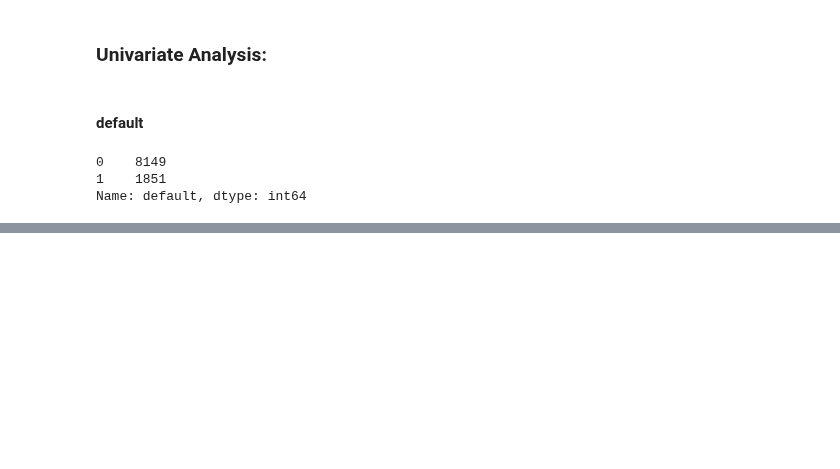
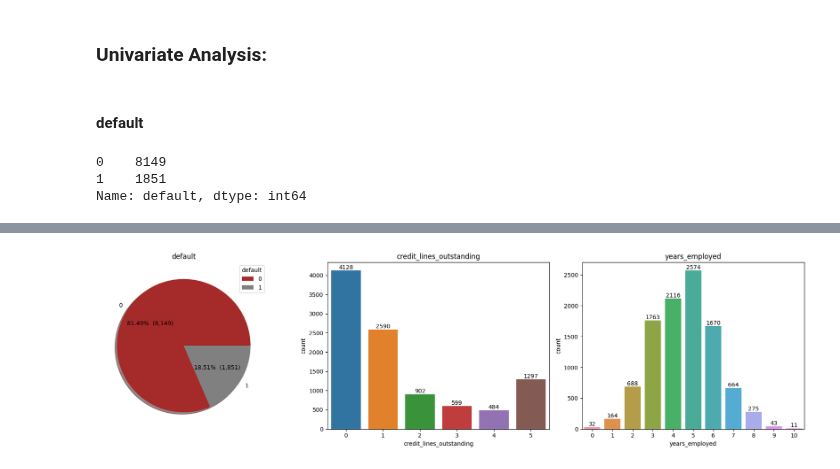
Before and after one commit to Akshay-Paunikar/Forage_Virtual_Internship_Program, a Jupyter notebook: JP Morgan Chase & Co/Quantitative Research/Task 3 - Credit risk analysis/Task_3_Credit_Risk_Analysis.ipynb, the cells around one changed output, grey strips where cells are left out. Cells and saved outputs as stored; diff of their text form; code cells hidden in the pictures; blank space fills up the shorter version.

```diff
--- a/JP Morgan Chase & Co/Quantitative Research/Task 3 - Credit risk analysis/Task_3_Credit_Risk_Analysis.ipynb
+++ b/JP Morgan Chase & Co/Quantitative Research/Task 3 - Credit risk analysis/Task_3_Credit_Risk_Analysis.ipynb
@@ -128,0 +160,38 @@ Name: default, dtype: int64
+# %%
+# Let's visualize above information
+plt.figure(figsize=(18,5))
+
+# default
+
+ax1 = plt.subplot2grid((1,3), (0,0))
+
+datadefault = data['default'].value_counts().values
+labelsdefault = data['default'].value_counts().index
+
+plt.pie(x=datadefault, labels=labelsdefault,
+        autopct=lambda p : '{:.2f}%  ({:,.0f})'.format(p,p * sum(datadefault)/100), colors=['brown','gray'], shadow=True)
+plt.legend(labelsdefault, loc='upper right', title='default')
+plt.title("default")
+
+# credit_lines_outstanding
+
+ax2 = plt.subplot2grid((1,3), (0,1))
+
+sns.countplot(x="credit_lines_outstanding", data=data, ax=ax2)
+for i in ax2.containers:
+        ax2.bar_label(i)
+plt.title("credit_lines_outstanding")
+
+# years_employed
+
+ax3 = plt.subplot2grid((1,3), (0,2))
+
+sns.countplot(x="years_employed", data=data, ax=ax3)
+for i in ax3.containers:
+        ax3.bar_label(i)
+plt.title("years_employed")
+
+plt.tight_layout()
+plt.show()
+# %% [output]
+[figure, added]
```
Also changed, not shown: parts of 6 cells of this notebook.
